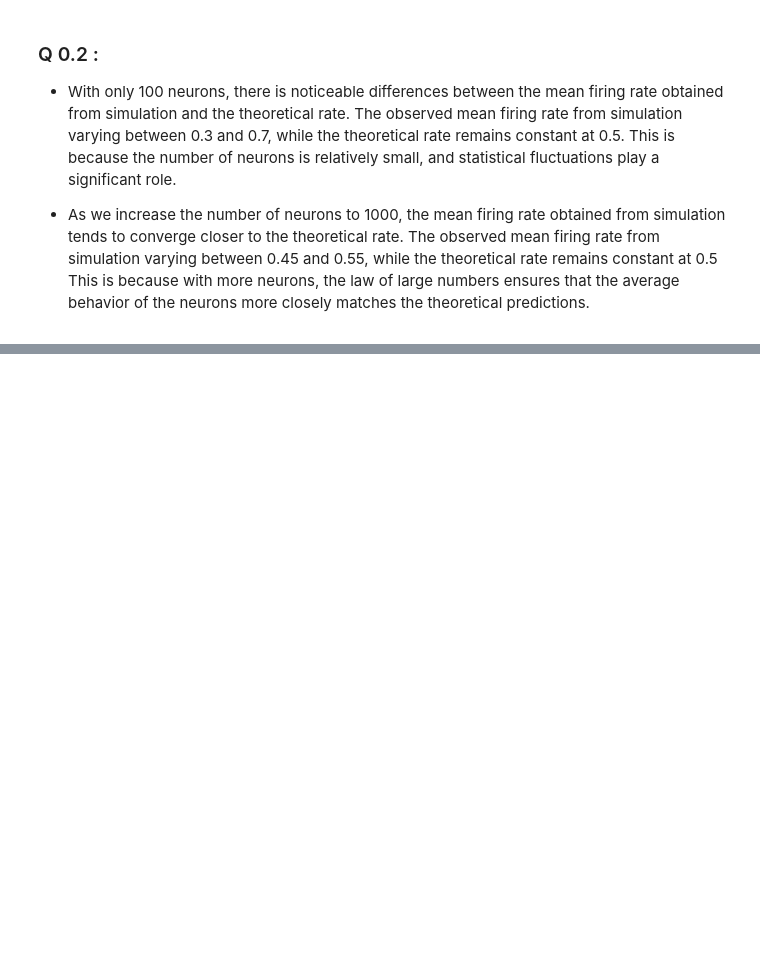
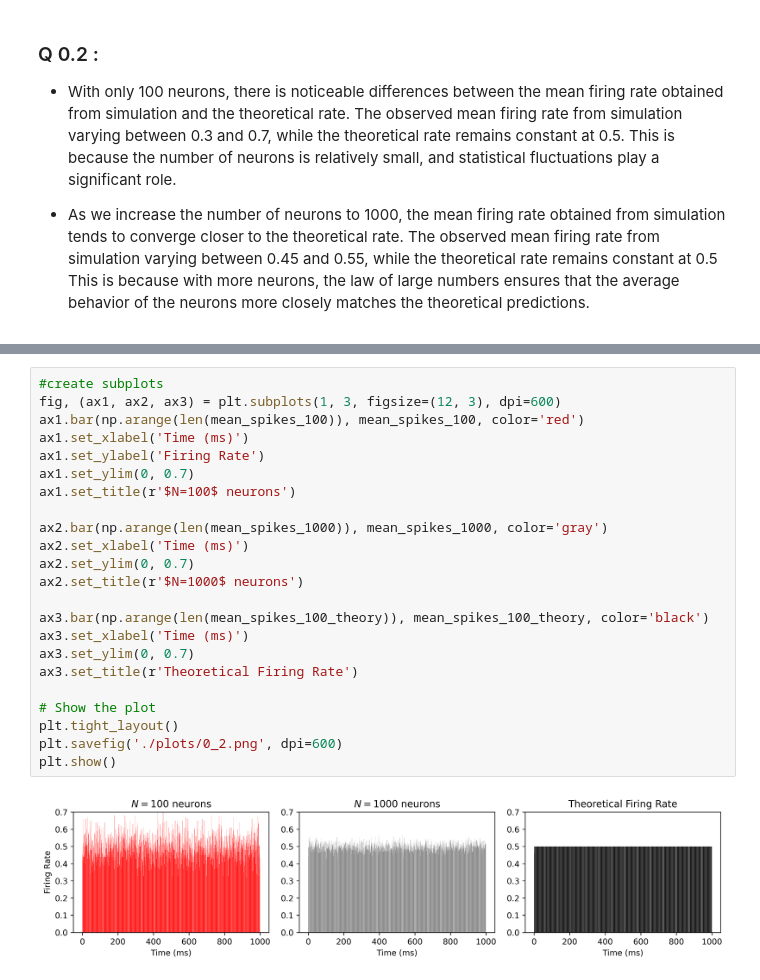
Before and after one commit to CamilleChallier/NX-465-Bump_Attractors, a Jupyter notebook: 0_poisson_neurons.ipynb, the cells around one changed output, grey strips where cells are left out. Cells and saved outputs as stored; diff of their text form; blank space fills up the shorter version.

```diff
--- a/0_poisson_neurons.ipynb
+++ b/0_poisson_neurons.ipynb
@@ -162,0 +203,25 @@ plt.show()
+# %%
+#create subplots
+fig, (ax1, ax2, ax3) = plt.subplots(1, 3, figsize=(12, 3), dpi=600)
+ax1.bar(np.arange(len(mean_spikes_100)), mean_spikes_100, color='red')
+ax1.set_xlabel('Time (ms)')
+ax1.set_ylabel('Firing Rate')
+ax1.set_ylim(0, 0.7)
+ax1.set_title(r'$N=100$ neurons')
+
+ax2.bar(np.arange(len(mean_spikes_1000)), mean_spikes_1000, color='gray')
+ax2.set_xlabel('Time (ms)')
+ax2.set_ylim(0, 0.7)
+ax2.set_title(r'$N=1000$ neurons')
+
+ax3.bar(np.arange(len(mean_spikes_100_theory)), mean_spikes_100_theory, color='black')
+ax3.set_xlabel('Time (ms)')
+ax3.set_ylim(0, 0.7)
+ax3.set_title(r'Theoretical Firing Rate')
+
+# Show the plot
+plt.tight_layout()
+plt.savefig('./plots/0_2.png', dpi=600)
+plt.show()
+# %% [output]
+[figure, added]
```
Also changed, not shown: parts of 3 cells of this notebook, 10 other files.
